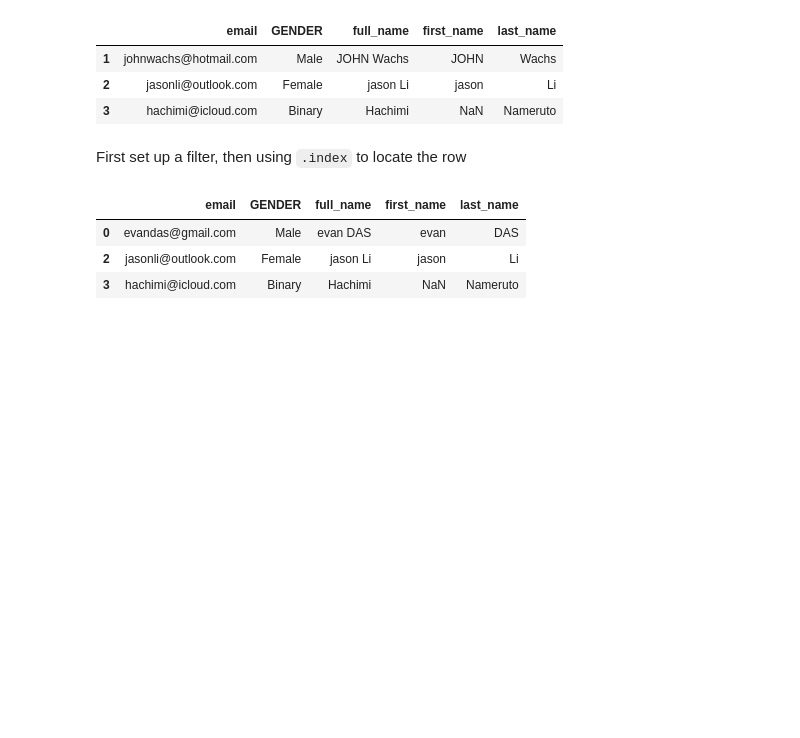
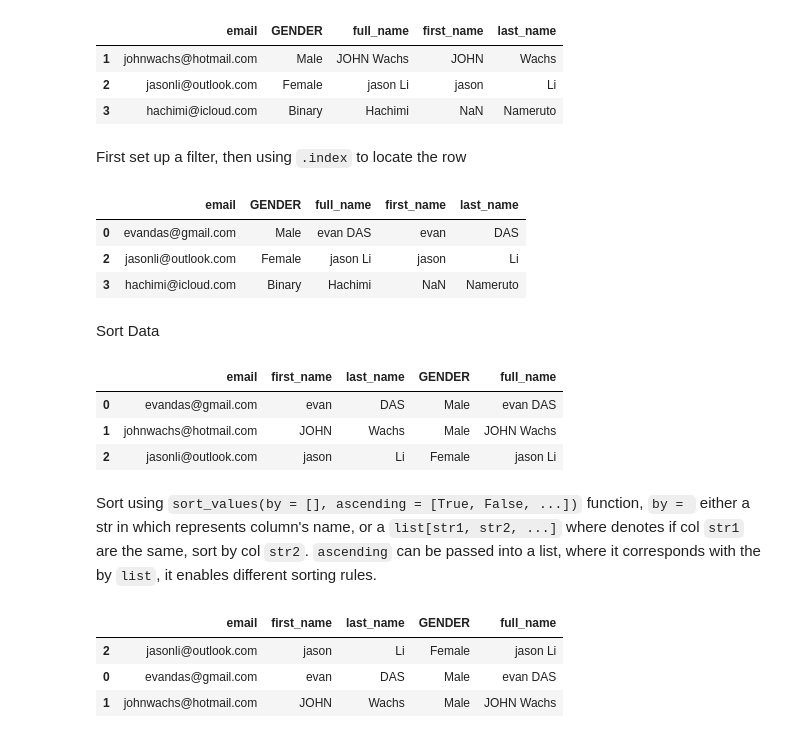
Before and after one commit to XiyueYuan/Data_Analysis, a Jupyter notebook: Book1.ipynb, the cells around one changed output. Cells and saved outputs as stored; diff of their text form; code cells hidden in the pictures; blank space fills up the shorter version.

```diff
--- a/Book1.ipynb
+++ b/Book1.ipynb
@@ -299,3 +301,22 @@ df_test.drop(index = df_test[filt].index)
 | 0 | evandas@gmail.com | Male | evan DAS | evan | DAS |
 | 2 | jasonli@outlook.com | Female | jason Li | jason | Li |
 | 3 | hachimi@icloud.com | Binary | Hachimi | NaN | Nameruto |
+# %% [markdown]
+Sort Data
+# %%
+df_people
+# %% [output]
+|  | email | first_name | last_name | GENDER | full_name |
+| 0 | evandas@gmail.com | evan | DAS | Male | evan DAS |
+| 1 | johnwachs@hotmail.com | JOHN | Wachs | Male | JOHN Wachs |
+| 2 | jasonli@outlook.com | jason | Li | Female | jason Li |
+# %% [markdown]
+Sort using `sort_values(by = [], ascending = [True, False, ...])` function, `by = ` either a str in which represents column's name, or a `list[str1, str2, ...]` where denotes if col `str1` are the same, sort by col `str2`. `ascending` can be passed into a list, where it corresponds with the by `list`, it enables different sorting rules.
+# %%
+# when ascending is a single value
+df_people.sort_values(by = ['first_name', 'last_name'], ascending = False)
+# %% [output]
+|  | email | first_name | last_name | GENDER | full_name |
+| 2 | jasonli@outlook.com | jason | Li | Female | jason Li |
+| 0 | evandas@gmail.com | evan | DAS | Male | evan DAS |
+| 1 | johnwachs@hotmail.com | JOHN | Wachs | Male | JOHN Wachs |
```
Also changed, not shown: parts of 5 cells of this notebook, 1 other file.
